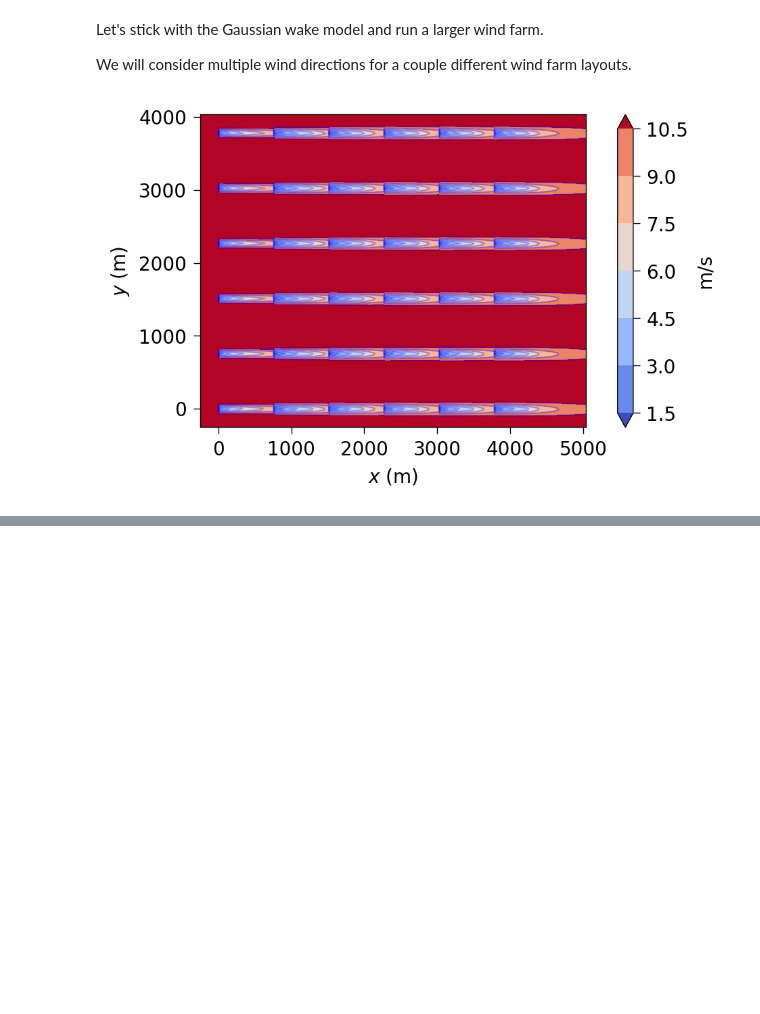
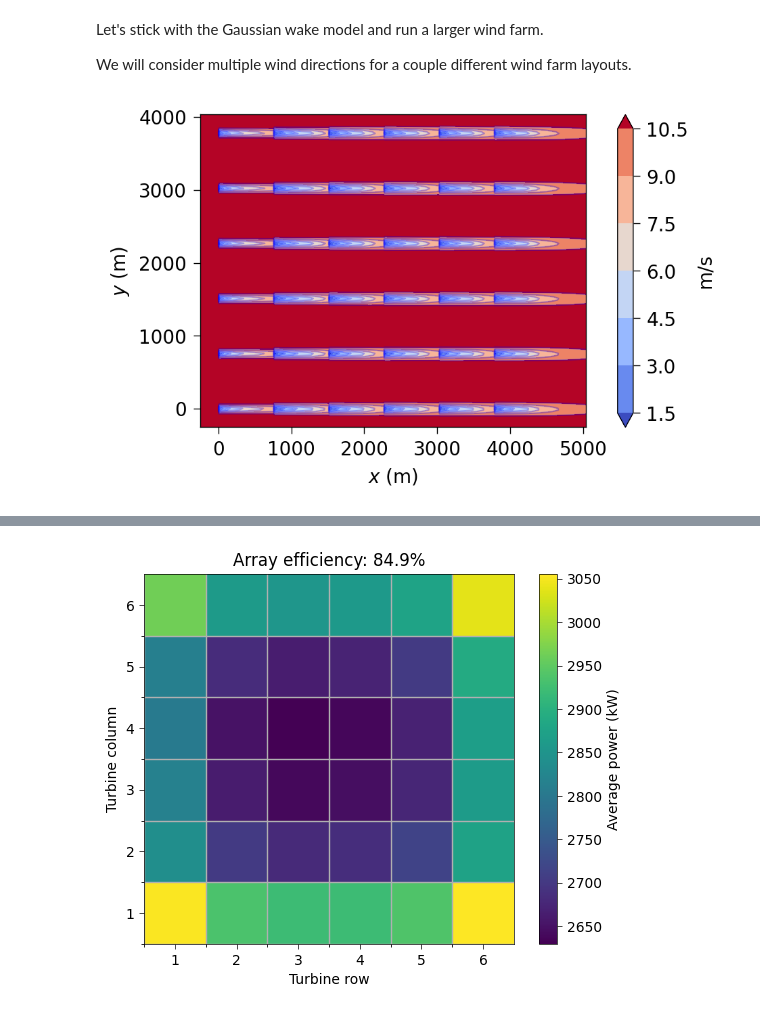
Before and after one commit to kirbyh/1.086_wake_demo, a Jupyter notebook: src/example.ipynb, the cells around one changed output, grey strips where cells are left out. Drawn from its saved outputs; the diff is of its cells as text; code cells hidden in the pictures; blank space fills up the shorter version.

```diff
--- a/src/example.ipynb
+++ b/src/example.ipynb
@@ -102,0 +145,20 @@ fi.reinitialize(turbulence_intensity=0.15)
+# %%
+fi = setup_windfarm.farm(Sx=6, Sy=6)  # make a new wind farm setup
+
+fi.reinitialize(
+    wind_speeds=[10],  # just one wind speed, for now
+    wind_directions=rose.df['wd'].unique(),
+)
+
+fi.calculate_wake()
+turbine_power_rose = fi.get_turbine_powers() / 1e3  # in kW
+# %%
+# compute the average turbine powers, but now perform a weighted
+# average over the frequency bins
+frequencies = rose.df.groupby('wd').sum()
+turbine_power_weighted = turbine_power_rose * frequencies['freq_val'].values[:, None, None]
+im, ax = contour_power(turbine_power_weighted, agg=np.sum, normfact=np.max(turbine_power_rose))
+plt.colorbar(im, label='Average power (kW)')
+plt.show()
+# %% [output]
+[figure, added]
```
Also changed, not shown: parts of 24 cells of this notebook.
